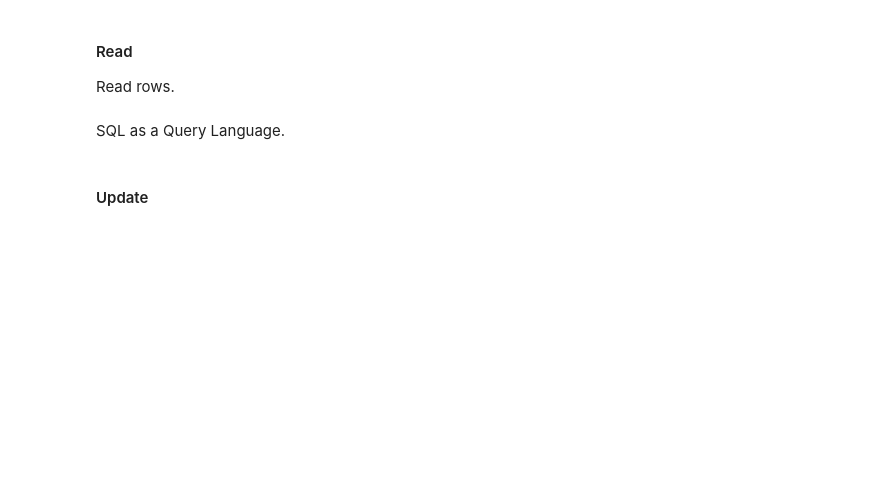
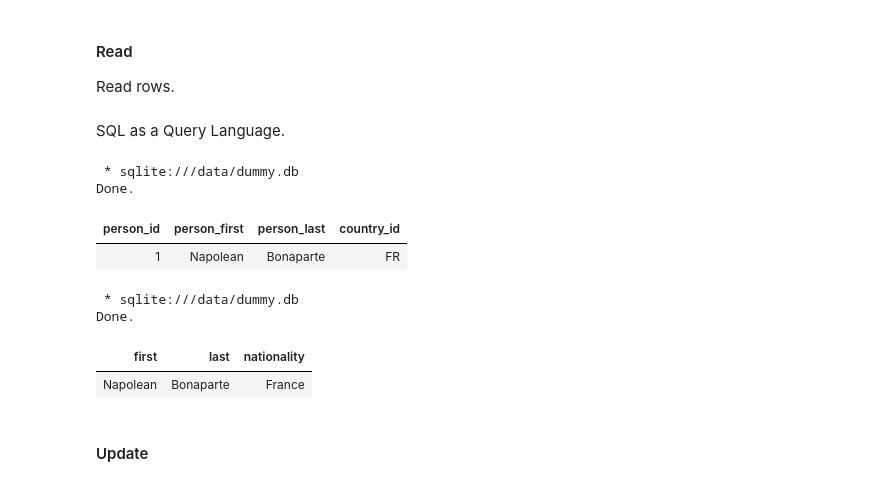
Before and after one commit to cliburn/learn-python-stats, a Jupyter notebook: A07_Relatinoal_Databases.ipynb, the cells around one changed output. Saved outputs shown, nothing was run; the diff lists cells and outputs as text; code cells hidden in the pictures; blank space fills up the shorter version.

```diff
--- a/A07_Relatinoal_Databases.ipynb
+++ b/A07_Relatinoal_Databases.ipynb
@@ -187,15 +213,26 @@ SQL as a Query Language.
 # %%
 %%sql
 
 SELECT *
 FROM Person
+LIMIT 10
+# %% [output]
+ * sqlite:///data/dummy.db
+Done.
+| person_id | person_first | person_last | country_id |
+| 1 | Napolean | Bonaparte | FR |
 # %%
 %%sql
 
-SELECT person_first as first, person_last AS last, country_name AS nationality
+SELECT person_first AS first, person_last AS last, country_name AS nationality
 FROM Person
 INNER JOIN country
 ON Person.country_id = Country.country_id;
+# %% [output]
+ * sqlite:///data/dummy.db
+Done.
+| first | last | nationality |
+| Napolean | Bonaparte | France |
 # %% [markdown]
 #### Update
 # %%
```
Also changed, not shown: parts of 23 cells of this notebook, 3 other files.
